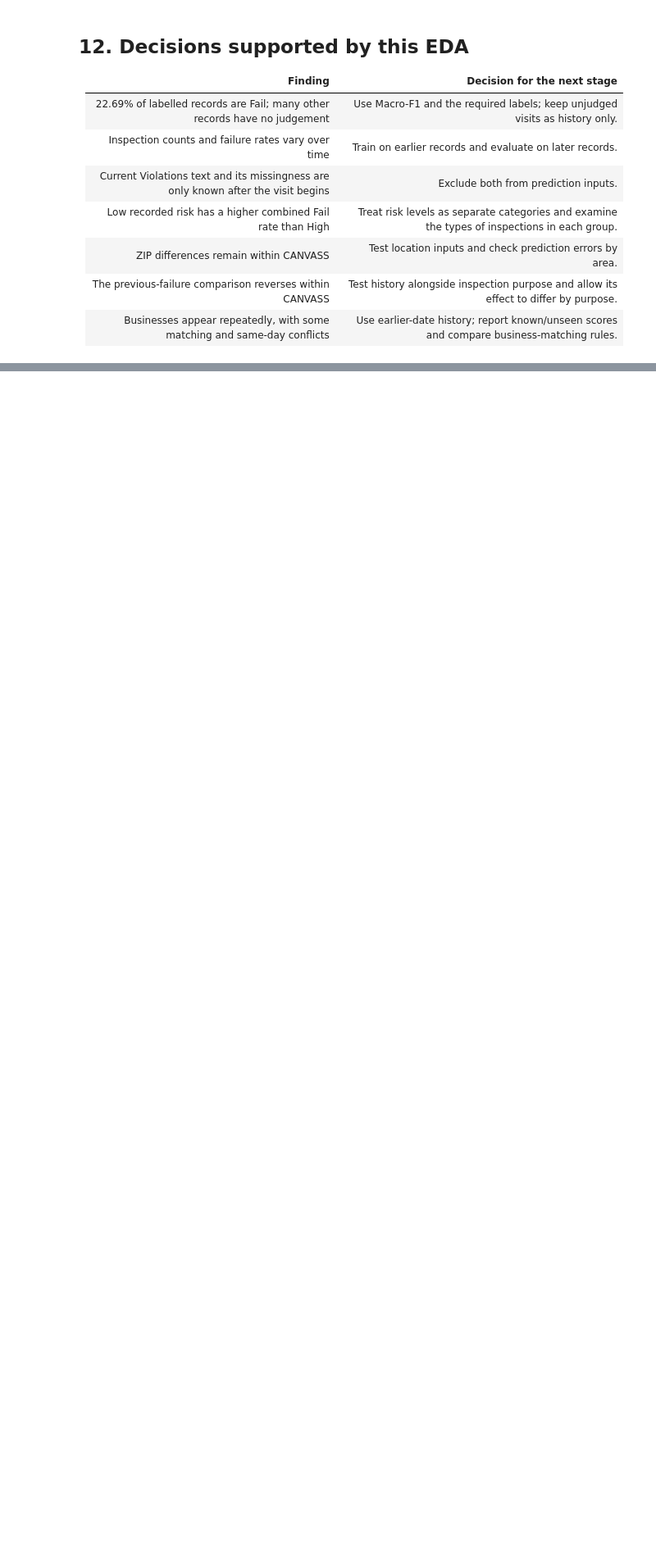
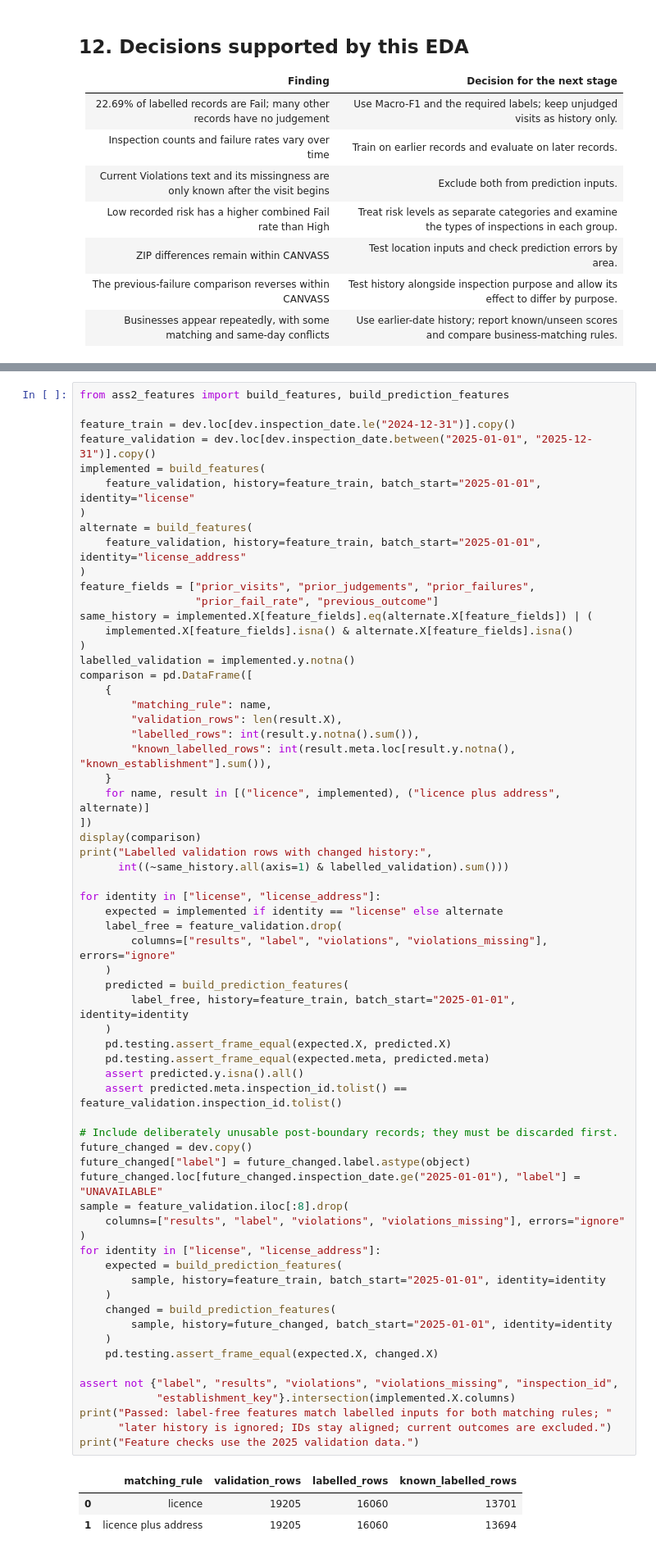
Before and after one commit to Zl-Hhhhhh/DSAA1001-project, a Jupyter notebook: notebooks/01_assessment1_eda.ipynb, the cells around one changed output, grey strips where cells are left out. Shown at 82% size. Cells and saved outputs as stored; diff of their text form; blank space fills up the shorter version.

```diff
--- a/notebooks/01_assessment1_eda.ipynb
+++ b/notebooks/01_assessment1_eda.ipynb
@@ -819,0 +844,68 @@ The complete plan is included below and also saved as a separate Markdown refere
+# %%
+from ass2_features import build_features, build_prediction_features
+
+feature_train = dev.loc[dev.inspection_date.le("2024-12-31")].copy()
+feature_validation = dev.loc[dev.inspection_date.between("2025-01-01", "2025-12-31")].copy()
+implemented = build_features(
+    feature_validation, history=feature_train, batch_start="2025-01-01", identity="license"
+)
+alternate = build_features(
+    feature_validation, history=feature_train, batch_start="2025-01-01", identity="license_address"
+)
+feature_fields = ["prior_visits", "prior_judgements", "prior_failures",
+                  "prior_fail_rate", "previous_outcome"]
+same_history = implemented.X[feature_fields].eq(alternate.X[feature_fields]) | (
+    implemented.X[feature_fields].isna() & alternate.X[feature_fields].isna()
+)
+labelled_validation = implemented.y.notna()
+comparison = pd.DataFrame([
+    {
+        "matching_rule": name,
+        "validation_rows": len(result.X),
+        "labelled_rows": int(result.y.notna().sum()),
+        "known_labelled_rows": int(result.meta.loc[result.y.notna(), "known_establishment"].sum()),
+    }
+    for name, result in [("licence", implemented), ("licence plus address", alternate)]
+])
+display(comparison)
+print("Labelled validation rows with changed history:",
+      int((~same_history.all(axis=1) & labelled_validation).sum()))
+
+for identity in ["license", "license_address"]:
+    expected = implemented if identity == "license" else alternate
+    label_free = feature_validation.drop(
+        columns=["results", "label", "violations", "violations_missing"], errors="ignore"
+    )
+    predicted = build_prediction_features(
+        label_free, history=feature_train, batch_start="2025-01-01", identity=identity
+    )
+    pd.testing.assert_frame_equal(expected.X, predicted.X)
+    pd.testing.assert_frame_equal(expected.meta, predicted.meta)
+    assert predicted.y.isna().all()
+    assert predicted.meta.inspection_id.tolist() == feature_validation.inspection_id.tolist()
+
+# Include deliberately unusable post-boundary records; they must be discarded first.
+future_changed = dev.copy()
+future_changed["label"] = future_changed.label.astype(object)
+future_changed.loc[future_changed.inspection_date.ge("2025-01-01"), "label"] = "UNAVAILABLE"
+sample = feature_validation.iloc[:8].drop(
+    columns=["results", "label", "violations", "violations_missing"], errors="ignore"
+)
+for identity in ["license", "license_address"]:
+    expected = build_prediction_features(
+        sample, history=feature_train, batch_start="2025-01-01", identity=identity
+    )
+    changed = build_prediction_features(
+        sample, history=future_changed, batch_start="2025-01-01", identity=identity
+    )
+    pd.testing.assert_frame_equal(expected.X, changed.X)
+
+assert not {"label", "results", "violations", "violations_missing", "inspection_id",
+            "establishment_key"}.intersection(implemented.X.columns)
+print("Passed: label-free features match labelled inputs for both matching rules; "
+      "later history is ignored; IDs stay aligned; current outcomes are excluded.")
+print("Feature checks use the 2025 validation data.")
+# %% [output]
+|  | matching_rule | validation_rows | labelled_rows | known_labelled_rows |
+| 0 | licence | 19205 | 16060 | 13701 |
+| 1 | licence plus address | 19205 | 16060 | 13694 |
```
Also changed, not shown: parts of 20 cells of this notebook, 15 other files.
